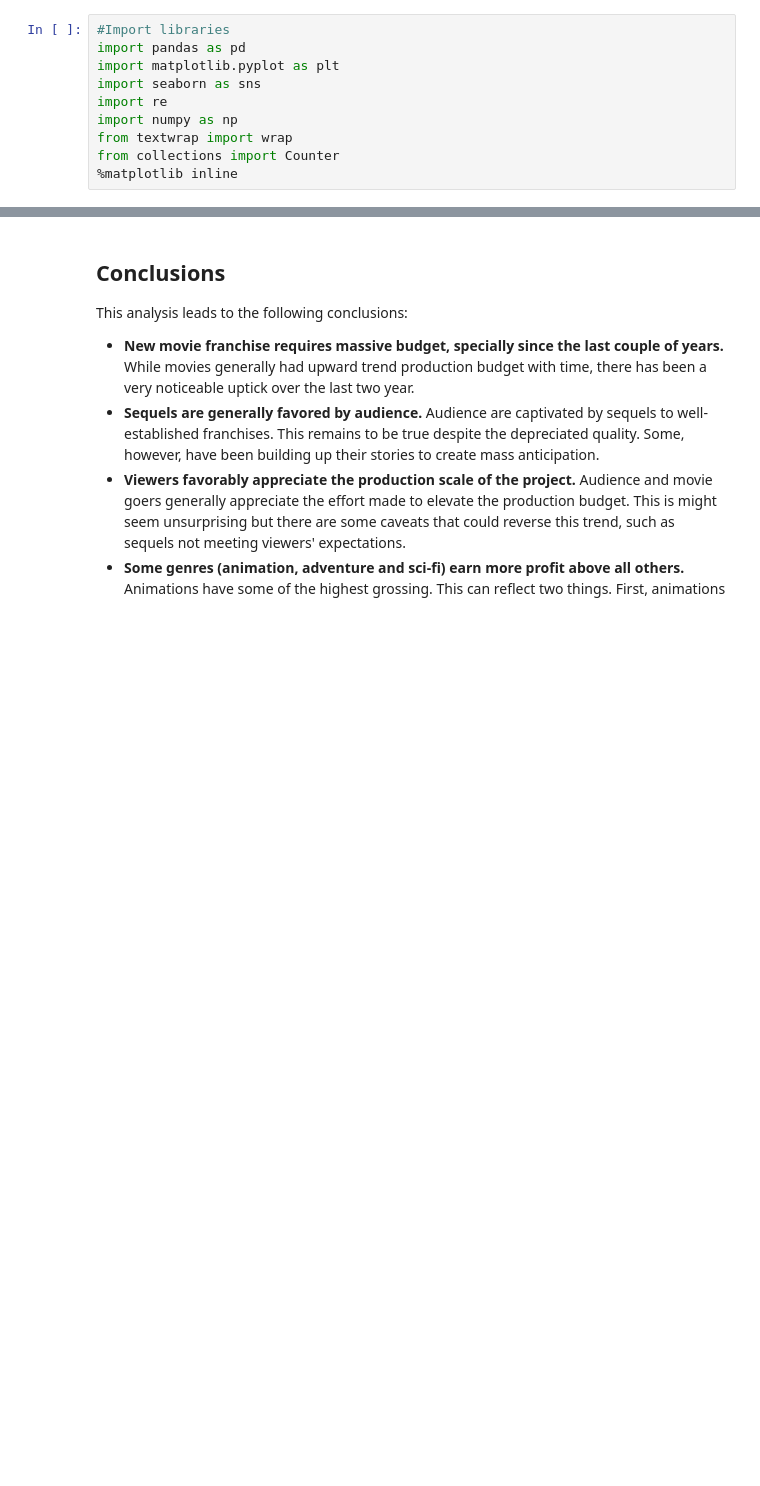
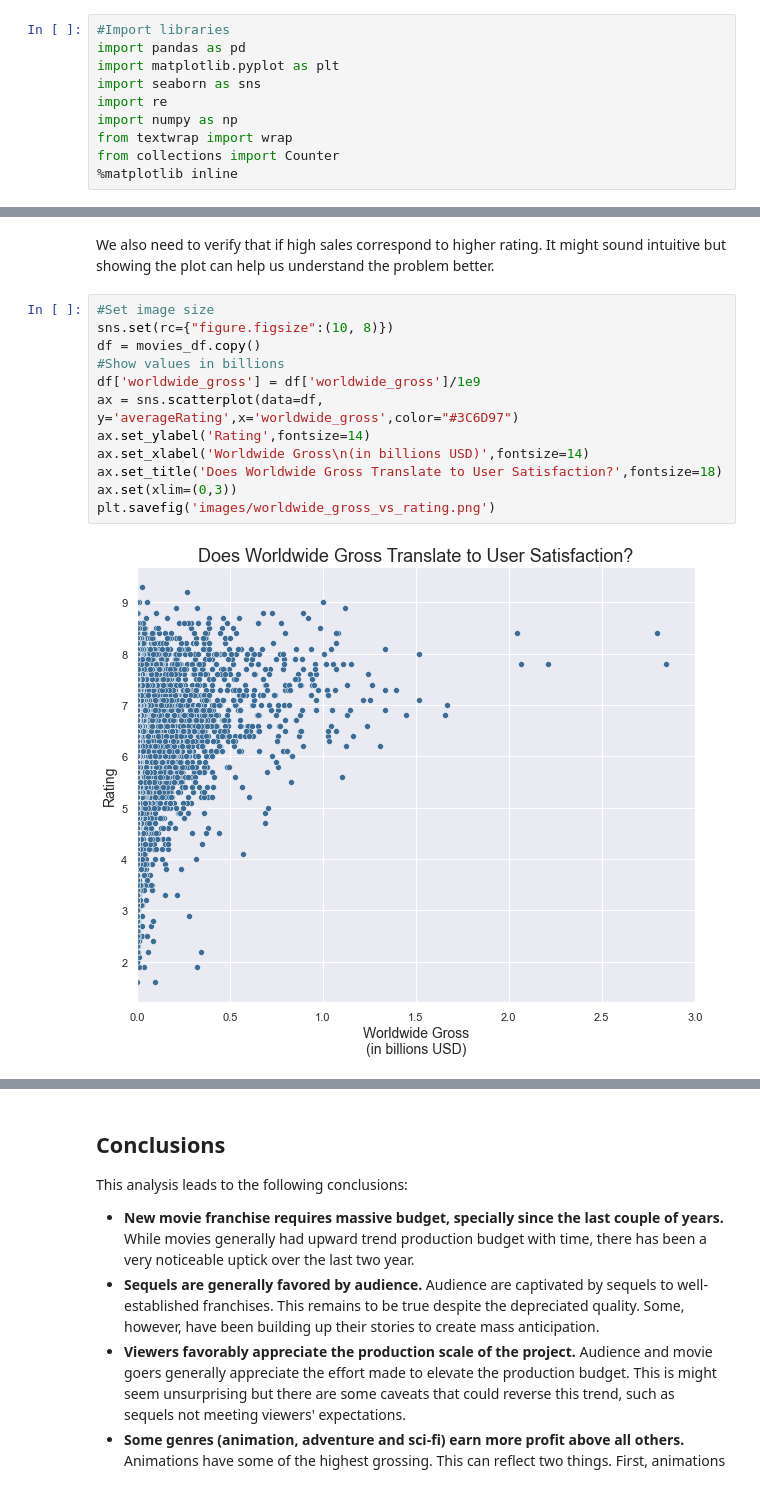
Before and after one commit to afanta-fi/Microsoft_in_The_Movie_Business, a Jupyter notebook: Microsoft_movie_business.ipynb, the cells around one changed output, grey strips where cells are left out. Cells and saved outputs as stored; diff of their text form; blank space fills up the shorter version.

```diff
--- a/Microsoft_movie_business.ipynb
+++ b/Microsoft_movie_business.ipynb
@@ -110,0 +894,16 @@ from collections import Counter
+# %% [markdown]
+We also need to verify that if high sales correspond to higher rating. It might sound intuitive but showing the plot can help us understand the problem better.
+# %%
+#Set image size
+sns.set(rc={"figure.figsize":(10, 8)})
+df = movies_df.copy()
+#Show values in billions
+df['worldwide_gross'] = df['worldwide_gross']/1e9
+ax = sns.scatterplot(data=df, y='averageRating',x='worldwide_gross',color="#3C6D97")
+ax.set_ylabel('Rating',fontsize=14)
+ax.set_xlabel('Worldwide Gross\n(in billions USD)',fontsize=14)
+ax.set_title('Does Worldwide Gross Translate to User Satisfaction?',fontsize=18)
+ax.set(xlim=(0,3))
+plt.savefig('images/worldwide_gross_vs_rating.png')
+# %% [output]
+[figure, added]
```
Also changed, not shown: parts of 93 cells of this notebook, 2 other files.
